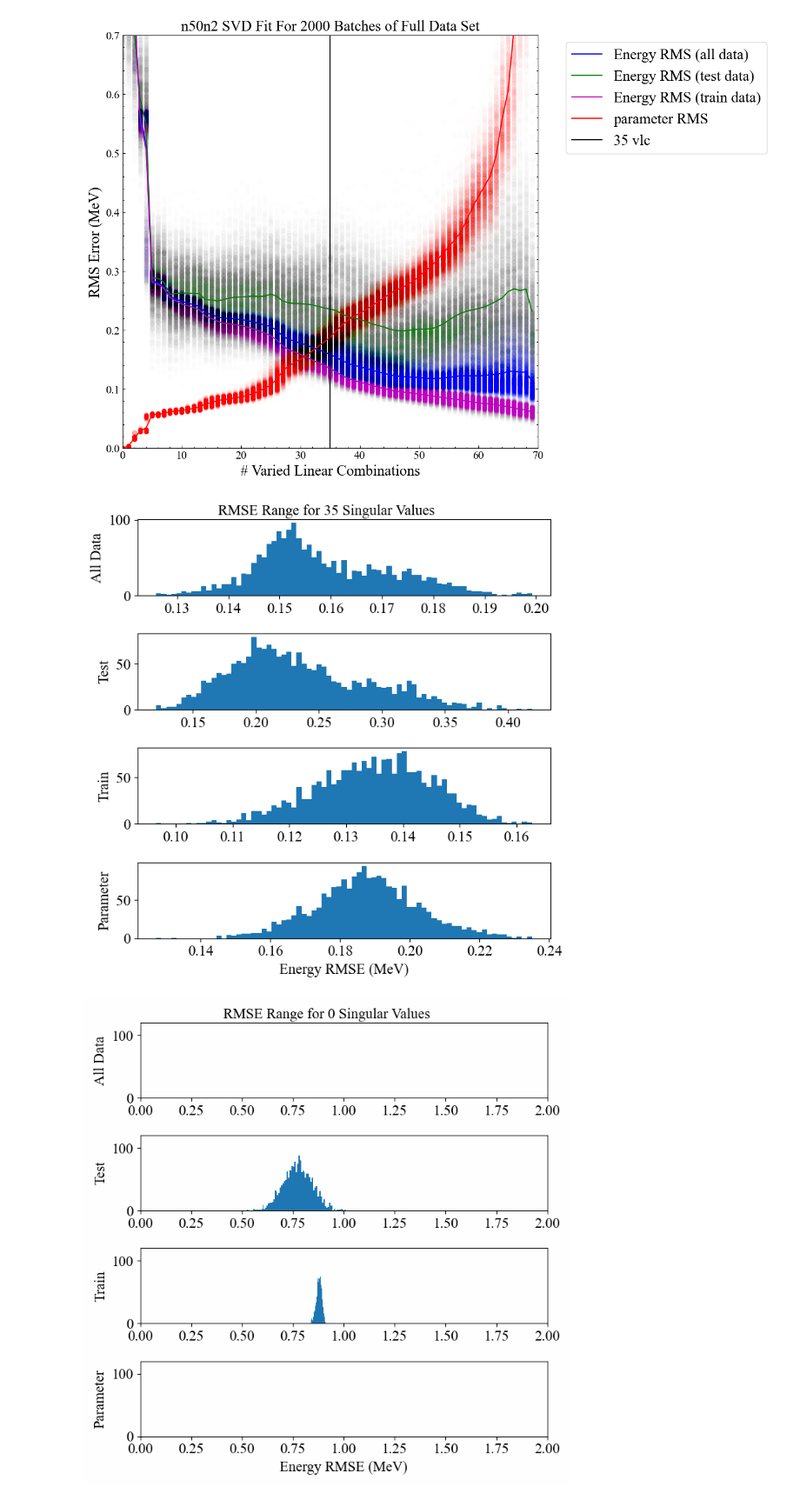
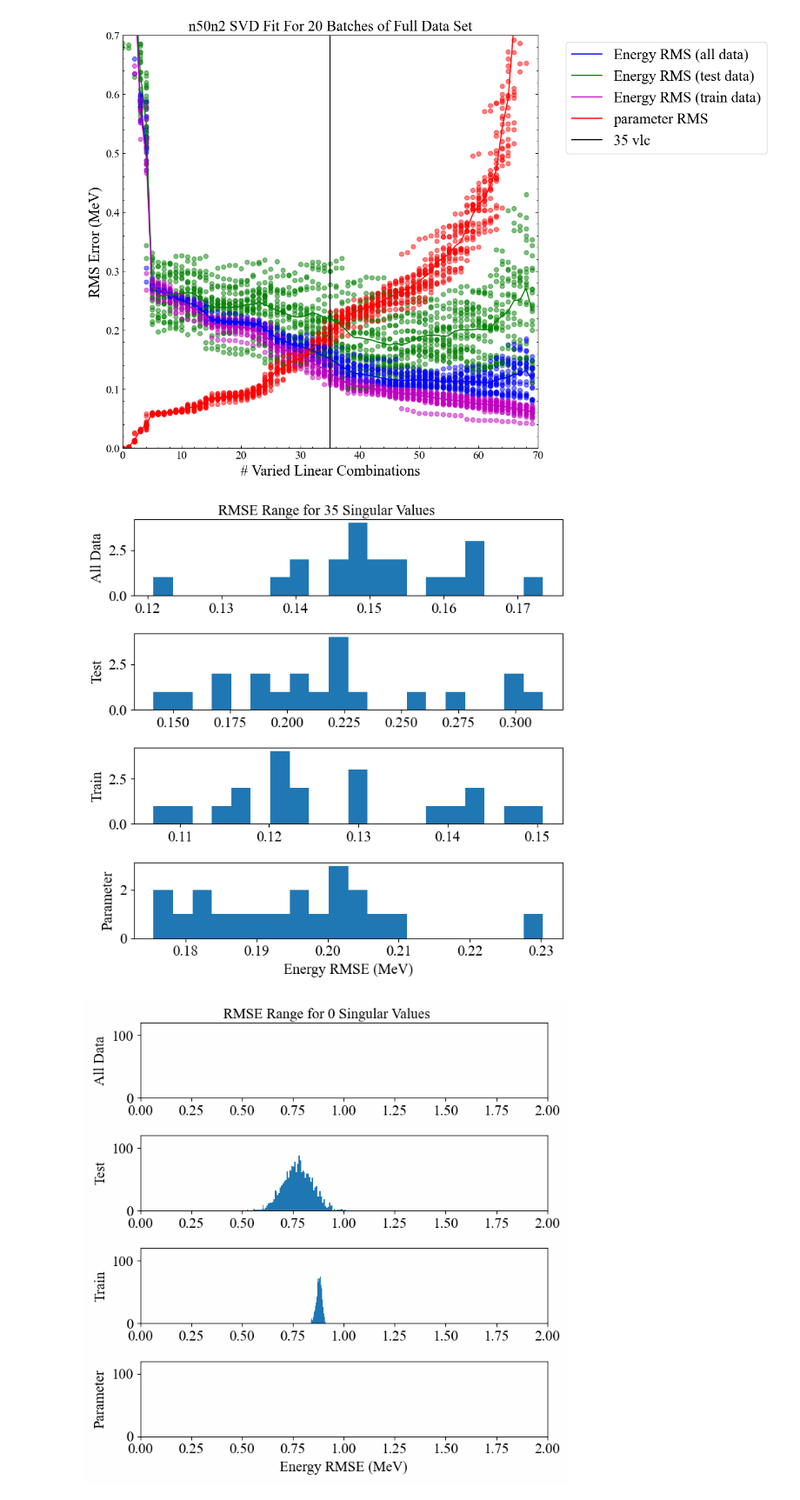
Before and after one commit to JordanPurcell/Research, a Jupyter notebook: n50fit/n45batched/SVD.ipynb, the cells around one changed output. Shown at 87% size. Drawn from its saved outputs; the diff is of its cells as text; code cells hidden in the pictures.

```diff
--- a/n50fit/n45batched/SVD.ipynb
+++ b/n50fit/n45batched/SVD.ipynb
@@ -53,7 +53,7 @@ for i in range(len(exp)):
 # All excited states from 79Cu to 99In are available for building training batches
 # The full dataset is used for testing
 
-numBatches = 2000
+numBatches = 20
 eRMSRangeAll = np.empty([numBatches,len(backgroundHam)+1])
 eRMSRangeTest = np.empty([numBatches,len(backgroundHam)+1])
 eRMSRangeTrain = np.empty([numBatches,len(backgroundHam)+1])
@@ -158,11 +158,12 @@ x = [i for i in range(len(pRMS))]
 f = plt.figure()
 f.set_figwidth(10)
 f.set_figheight(10)
+alphaValue = 10/numBatches
 for i in range(numBatches):
-    plt.scatter(x, eRMSRangeAll[i], color='b', alpha=0.005)
-    plt.scatter(x, eRMSRangeTest[i], color='g', alpha=0.005)
-    plt.scatter(x, eRMSRangeTrain[i], color='m', alpha=0.005)
-    plt.scatter(x, pRMSRange[i], color='r', alpha=0.005)
+    plt.scatter(x, eRMSRangeAll[i], color='b', alpha=alphaValue)
+    plt.scatter(x, eRMSRangeTest[i], color='g', alpha=alphaValue)
+    plt.scatter(x, eRMSRangeTrain[i], color='m', alpha=alphaValue)
+    plt.scatter(x, pRMSRange[i], color='r', alpha=alphaValue)
 plt.plot(x, eRMSaverageAll, label='Energy RMS (all data)', color='b')
 plt.plot(x, eRMSaverageTest, label='Energy RMS (test data)', color='g')
 plt.plot(x, eRMSaverageTrain, label='Energy RMS (train data)', color='m')
@@ -177,32 +178,32 @@ plt.tick_params(which="both", direction="in", right=True)
 plt.legend(bbox_to_anchor=(1.05, 1), loc='upper left',fontsize=20).set_alpha(1)
 plt.show()
 # %% [output]
-[figure, old version]
+[figure, new version]
 # %%
 nSVD = 35
 fs = 15
-nBins = 75
+nBins = 20
 fig, axs = plt.subplots(nrows=4, ncols=1, figsize=(7,7))
 
 axs[0].hist(eRMSRangeAll[:,nSVD], bins=nBins)
 axs[1].hist(eRMSRangeTest[:,nSVD], bins=nBins)
 axs[2].hist(eRMSRangeTrain[:,nSVD], bins=nBins)
 axs[3].hist(pRMSRange[:,nSVD], bins=nBins)
 axs[3].set_xlabel('Energy RMSE (MeV)', fontsize=fs)
 axs[0].set_ylabel('All Data', fontsize=fs)
 axs[1].set_ylabel('Test', fontsize=fs)
 axs[2].set_ylabel('Train', fontsize=fs)
 axs[3].set_ylabel('Parameter', fontsize=fs)
 #axs[0].grid(True)
 
 fig.tight_layout()
 fig.subplots_adjust(hspace=0.5, top=0.95)
 plt.suptitle("RMSE Range for %i Singular Values" %nSVD, fontsize=fs)
 plt.show()
 #plt.hist(eRMSRangeTest[:,25], bins=50)
 #plt.show()
 # %% [output]
-[figure, old version]
+[figure, new version]
 # %%
 frame, axes = plt.subplots()
 fs = 15
```
Also changed, not shown: 10 other files.
